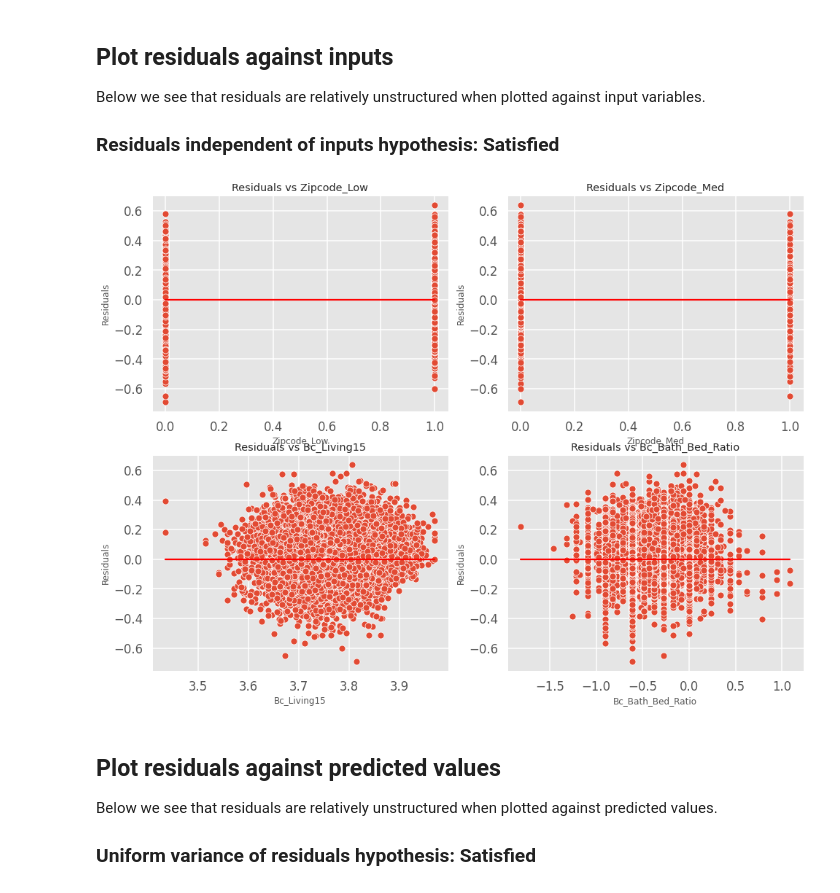
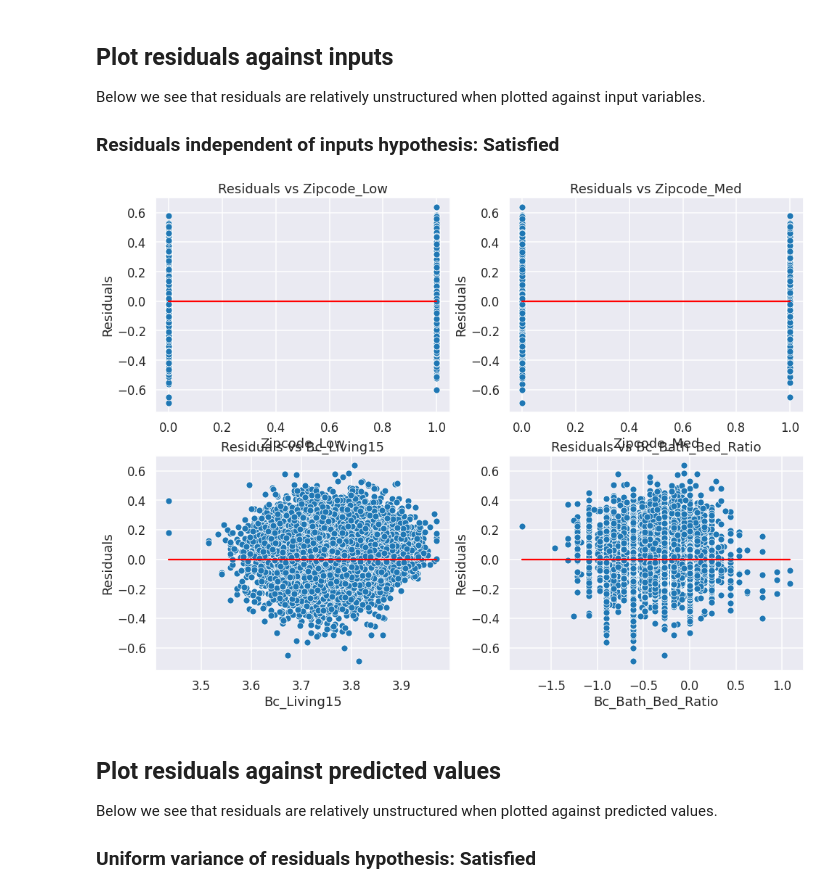
Before and after one commit to sethchart/Housing_Analysis, a Jupyter notebook: notebooks/PricingModel.ipynb, the cells around one changed output. Cells and saved outputs as stored; diff of their text form; code cells hidden in the pictures.

```diff
--- a/notebooks/PricingModel.ipynb
+++ b/notebooks/PricingModel.ipynb
@@ -118,10 +98,10 @@ residuals_train = ra.compute_residuals(y_train, y_hat_train)
 Below we see that residuals are relatively unstructured when plotted against input variables.
 
 ### Residuals independent of inputs hypothesis: Satisfied
-# %%
-fig = ra.plot_residuals_against_inputs(X_train, residuals_train)
-# %% [output]
-[figure, removed]
+# %%
+inputs_residuals_plot = model.plot_residuals_against_inputs()
+# %% [output]
+[figure, added]
 # %% [markdown]
 ## Plot residuals against predicted values
 Below we see that residuals are relatively unstructured when plotted against predicted values.
```
Also changed, not shown: parts of 32 cells of this notebook, 1 other file.
